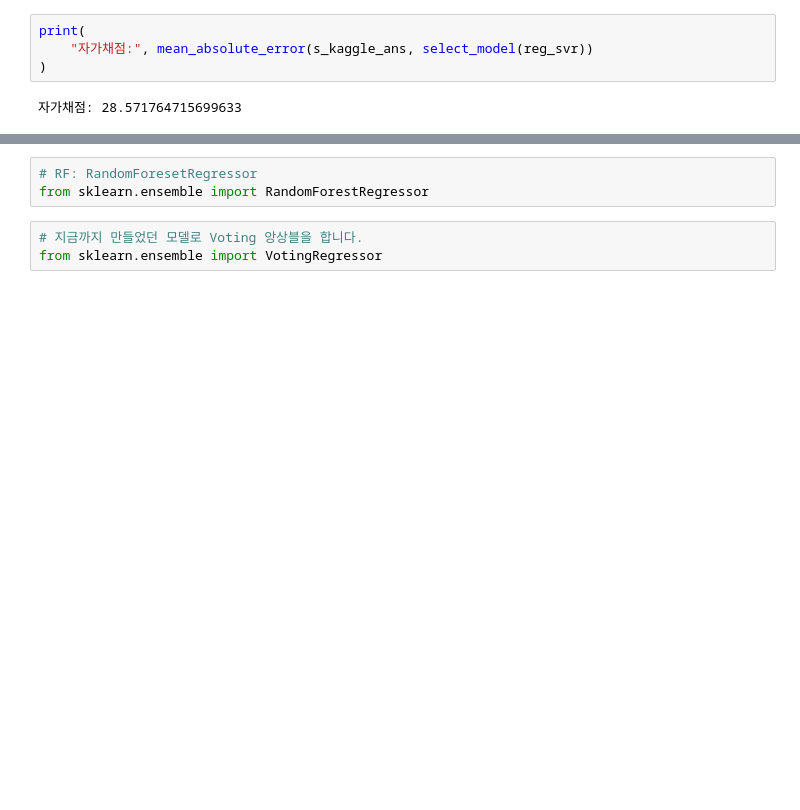
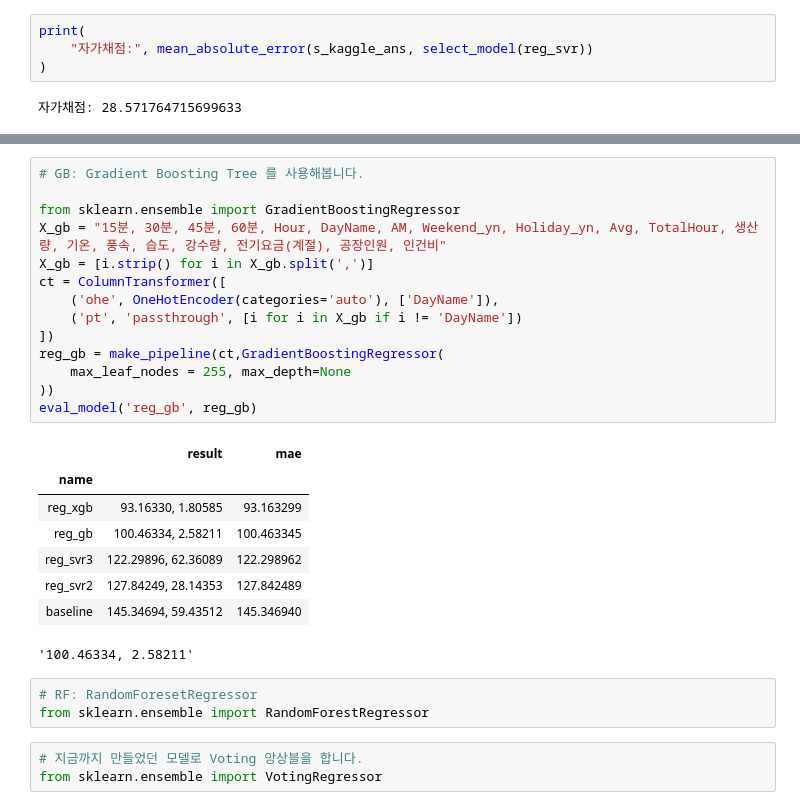
Before and after one commit to sunkusun9/DS_lv3_2507_2, a Jupyter notebook: sec_ds_lv3_prob3_kaggle.ipynb, the cells around one changed output, grey strips where cells are left out. Drawn from its saved outputs; the diff is of its cells as text; blank space fills up the shorter version.

```diff
--- a/sec_ds_lv3_prob3_kaggle.ipynb
+++ b/sec_ds_lv3_prob3_kaggle.ipynb
@@ -364,3 +465,26 @@ X_gb = [i.strip() for i in X_gb.split(',')]
+# %%
+# GB: Gradient Boosting Tree 를 사용해봅니다.
+
+from sklearn.ensemble import GradientBoostingRegressor
+X_gb = "15분, 30분, 45분, 60분, Hour, DayName, AM, Weekend_yn, Holiday_yn, Avg, TotalHour, 생산량, 기온, 풍속, 습도, 강수량, 전기요금(계절), 공장인원, 인건비"
+X_gb = [i.strip() for i in X_gb.split(',')]
+ct = ColumnTransformer([
+    ('ohe', OneHotEncoder(categories='auto'), ['DayName']),
+    ('pt', 'passthrough', [i for i in X_gb if i != 'DayName'])
+])
+reg_gb = make_pipeline(ct,GradientBoostingRegressor(
+    max_leaf_nodes = 255, max_depth=None
+))
+eval_model('reg_gb', reg_gb)
+# %% [output]
+|  | result | mae |
+| name |  |  |
+| reg_xgb | 93.16330, 1.80585 | 93.163299 |
+| reg_gb | 100.46334, 2.58211 | 100.463345 |
+| reg_svr3 | 122.29896, 62.36089 | 122.298962 |
+| reg_svr2 | 127.84249, 28.14353 | 127.842489 |
+| baseline | 145.34694, 59.43512 | 145.346940 |
+'100.46334, 2.58211'
 # %%
 # RF: RandomForesetRegressor
 from sklearn.ensemble import RandomForestRegressor
```
Also changed, not shown: parts of 14 cells of this notebook.
